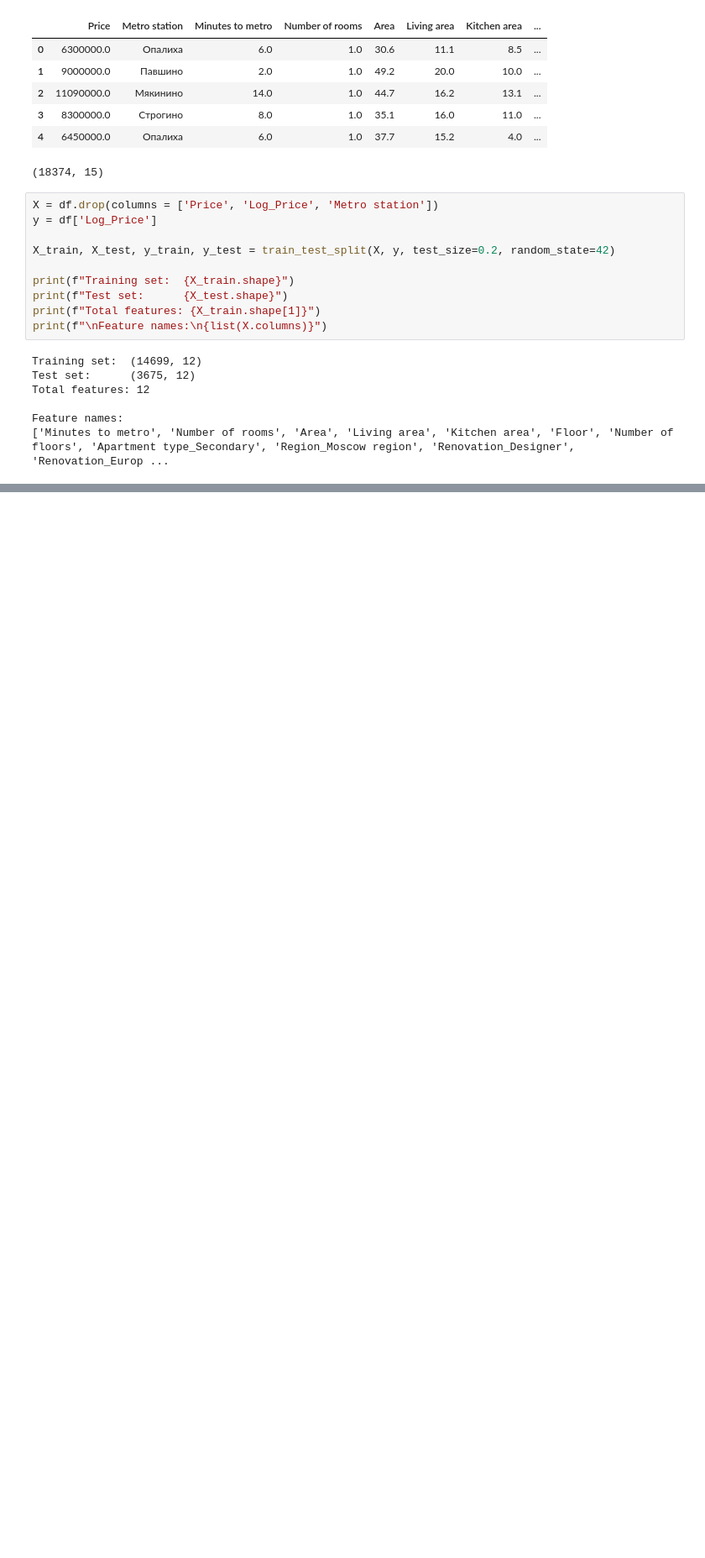
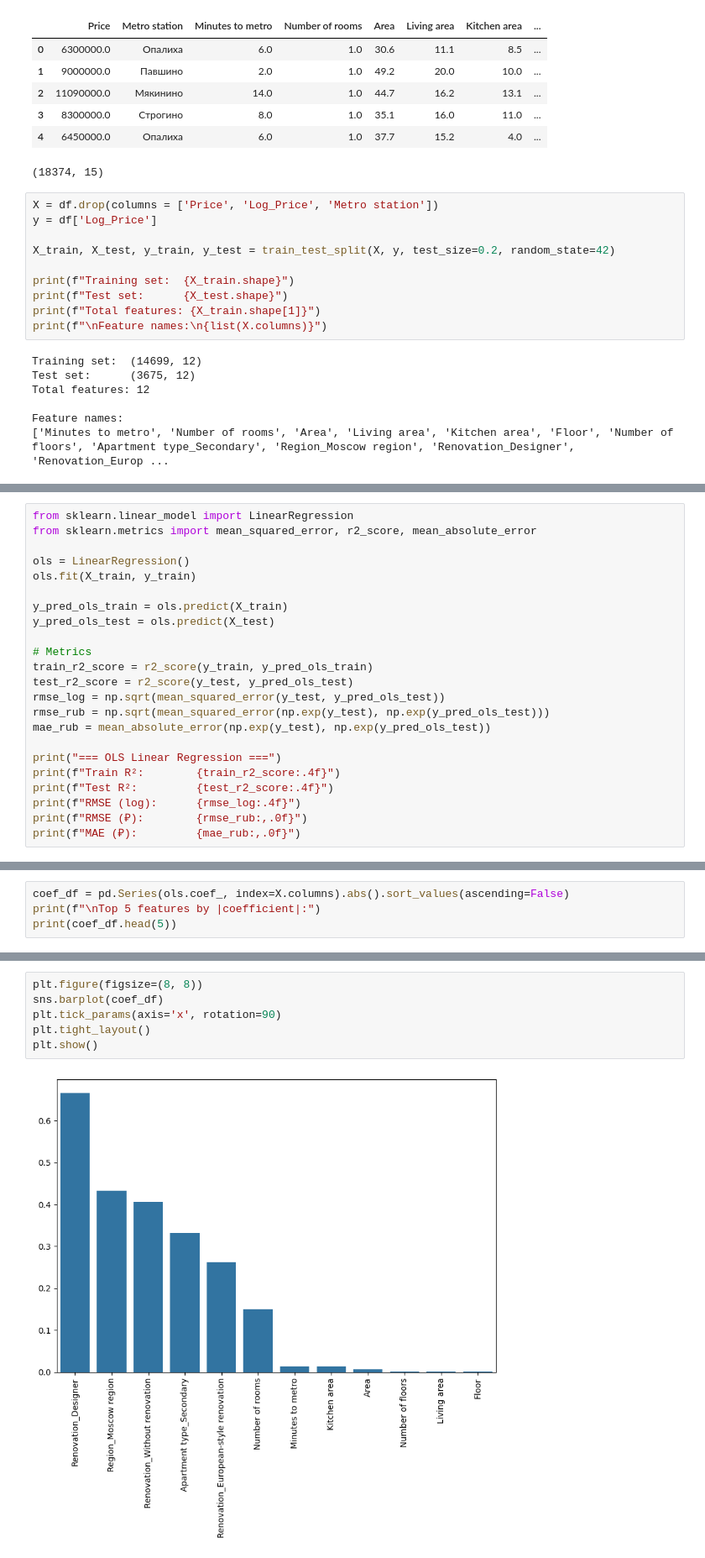
Before and after one commit to dylan123104/Housing-Class-Project, a Jupyter notebook: modeling.ipynb, the cells around one changed output, grey strips where cells are left out. Shown at 84% size. Cells and saved outputs as stored; diff of their text form; blank space fills up the shorter version.

Commit message:
Finished OLS and Lasso models

```diff
--- a/modeling.ipynb
+++ b/modeling.ipynb
@@ -43,0 +44,23 @@ Feature names:
+# %%
+from sklearn.linear_model import LinearRegression
+from sklearn.metrics import mean_squared_error, r2_score, mean_absolute_error
+
+ols = LinearRegression()
+ols.fit(X_train, y_train)
+
+y_pred_ols_train = ols.predict(X_train)
+y_pred_ols_test = ols.predict(X_test)
+
+# Metrics
+train_r2_score = r2_score(y_train, y_pred_ols_train)
+test_r2_score = r2_score(y_test, y_pred_ols_test)
+rmse_log = np.sqrt(mean_squared_error(y_test, y_pred_ols_test))
+rmse_rub = np.sqrt(mean_squared_error(np.exp(y_test), np.exp(y_pred_ols_test)))
+mae_rub = mean_absolute_error(np.exp(y_test), np.exp(y_pred_ols_test))
+
+print("=== OLS Linear Regression ===")
+print(f"Train R²:        {train_r2_score:.4f}")
+print(f"Test R²:         {test_r2_score:.4f}")
+print(f"RMSE (log):      {rmse_log:.4f}")
+print(f"RMSE (₽):        {rmse_rub:,.0f}")
+print(f"MAE (₽):         {mae_rub:,.0f}")
@@ -43,0 +74,4 @@ Feature names:
+# %%
+coef_df = pd.Series(ols.coef_, index=X.columns).abs().sort_values(ascending=False)
+print(f"\nTop 5 features by |coefficient|:")
+print(coef_df.head(5))
@@ -43,0 +86,8 @@ Feature names:
+# %%
+plt.figure(figsize=(8, 8))
+sns.barplot(coef_df)
+plt.tick_params(axis='x', rotation=90)
+plt.tight_layout()
+plt.show()
+# %% [output]
+[figure, added]
```
Also changed, not shown: parts of 8 cells of this notebook.
